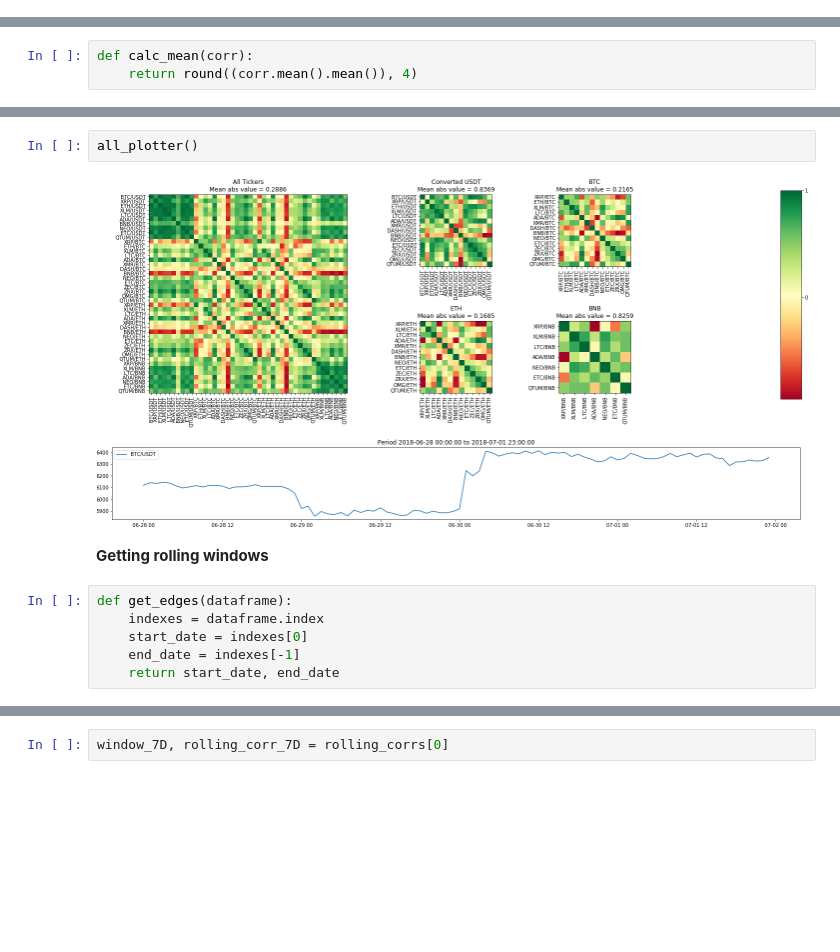
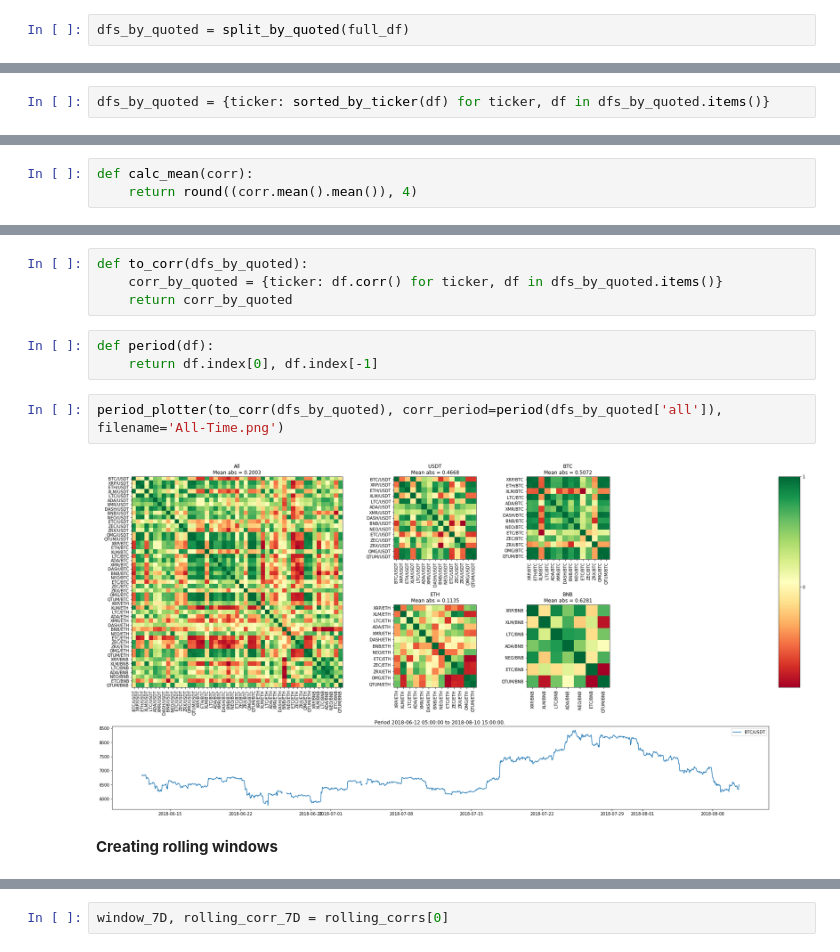
Before and after one commit to madnesspie/binance-correlation-matrix, a Jupyter notebook: correlation-matrix.ipynb, the cells around one changed output, grey strips where cells are left out. Saved outputs shown, nothing was run; the diff lists cells and outputs as text; blank space fills up the shorter version.

```diff
--- a/correlation-matrix.ipynb
+++ b/correlation-matrix.ipynb
@@ -193,3 +175,5 @@ converted_usdt_df.head(3)
+# %%
+dfs_by_quoted = split_by_quoted(full_df)
 # %% [markdown]
 **Sort by ticker**
 # %%
@@ -227,3 +204,5 @@ bnb_df = sort_tickers(bnb_df)
+# %%
+dfs_by_quoted = {ticker: sorted_by_ticker(df) for ticker, df in dfs_by_quoted.items()}
 # %% [markdown]
 **All time correlation plot**
 # %%
@@ -299,12 +303,13 @@ def all_plotter():
-# %%
-all_plotter()
-# %% [output]
-[figure, removed]
+# %%
+def to_corr(dfs_by_quoted):
+    corr_by_quoted = {ticker: df.corr() for ticker, df in dfs_by_quoted.items()}
+    return corr_by_quoted
+# %%
+def period(df):
+    return df.index[0], df.index[-1]
+# %%
+period_plotter(to_corr(dfs_by_quoted), corr_period=period(dfs_by_quoted['all']), filename='All-Time.png')
+# %% [output]
+[figure, added]
 # %% [markdown]
-**Getting rolling windows**
+**Creating rolling windows**
-# %%
-def get_edges(dataframe):
-    indexes = dataframe.index
-    start_date = indexes[0]
-    end_date = indexes[-1]
-    return start_date, end_date
```
Also changed, not shown: parts of 51 cells of this notebook.
